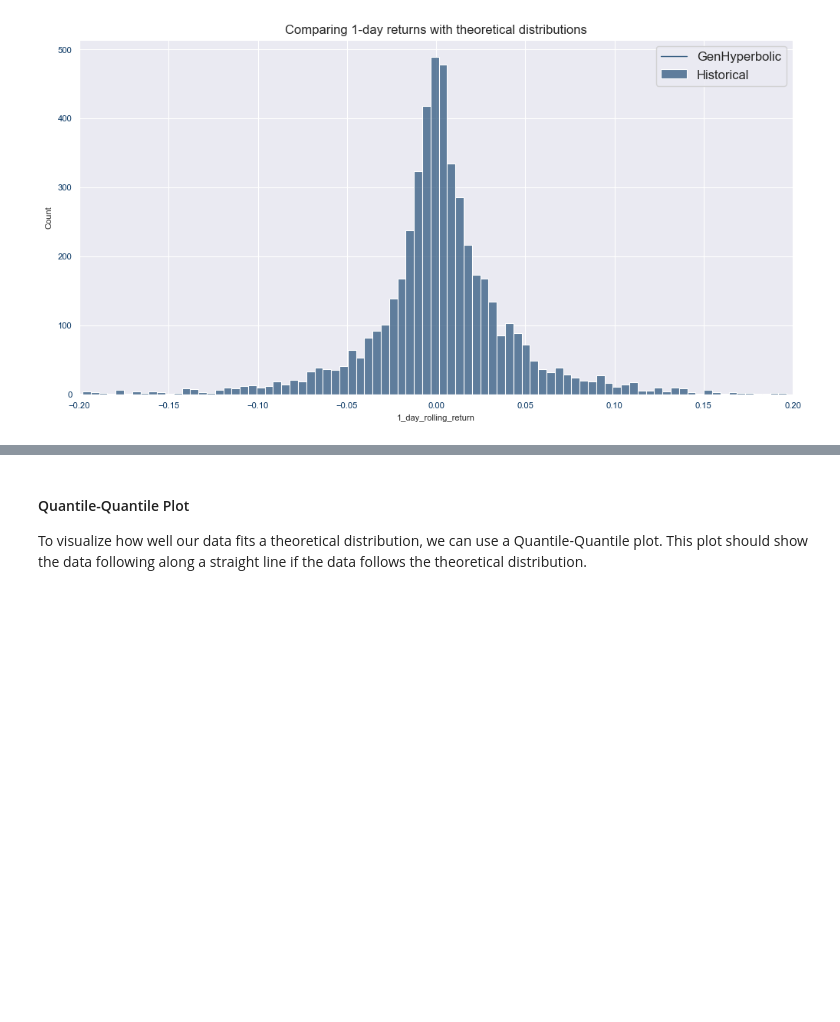
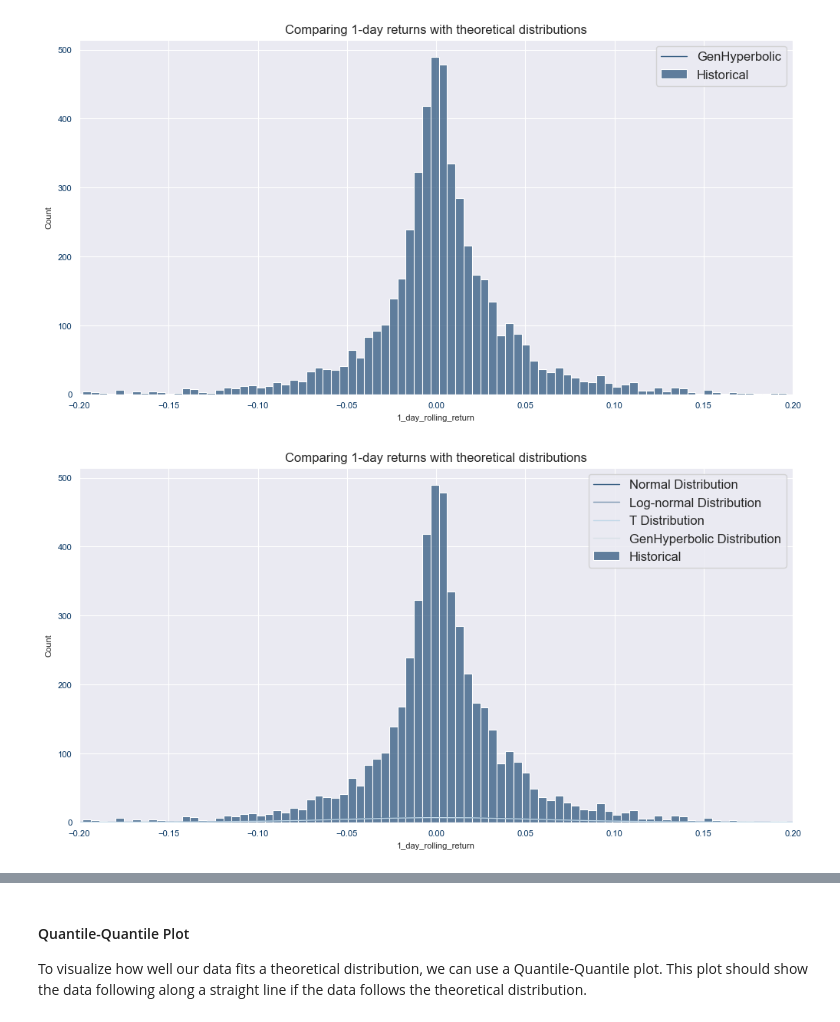
Before and after one commit to notp1ssed/ProjetoFinal-PosGraduacaoEngenhariaFinanceira, a Jupyter notebook: bitcoin_distribution_nakamoto_swan_research.ipynb, the cells around one changed output, grey strips where cells are left out. Cells and saved outputs as stored; diff of their text form; code cells hidden in the pictures; blank space fills up the shorter version.

```diff
--- a/bitcoin_distribution_nakamoto_swan_research.ipynb
+++ b/bitcoin_distribution_nakamoto_swan_research.ipynb
@@ -200,3 +198,42 @@ plt.legend()
 plt.show()
 # %% [output]
 [figure]
+# %%
+import numpy as np
+import scipy.stats as stats
+import seaborn as sns
+import matplotlib.pyplot as plt
+
+# Assume 'df' and 'n' are already defined, containing the data and the window size respectively
+
+# Create a series of data points in the range of our returns
+x = np.linspace(df[f'{n}_day_rolling_return'].min(), df[f'{n}_day_rolling_return'].max(), 100)
+
+# Create the normal distribution for the given mean and standard deviation
+norm_pdf = stats.norm.pdf(x, df[f'{n}_day_rolling_return'].mean(), df[f'{n}_day_rolling_return'].std())
+
+# Create the log-normal distribution
+lognorm_pdf = stats.lognorm.pdf(x, s=df[f'{n}_day_rolling_return'].std(), scale=np.exp(df[f'{n}_day_rolling_return'].mean()))
+
+# Create the t distribution (use df for degrees of freedom, loc for mean, and scale for std)
+t_pdf = stats.t.pdf(x, df=10, loc=df[f'{n}_day_rolling_return'].mean(), scale=df[f'{n}_day_rolling_return'].std())
+
+# Define the shape parameters
+p, a, b = 1, 1, 1  # Example values, adjust as needed
+# Create the generalized hyperbolic distribution PDF
+genhyperbolic_pdf = stats.genhyperbolic.pdf(x, p=p, a=a, b=b, loc=df[f'{n}_day_rolling_return'].mean(), scale=df[f'{n}_day_rolling_return'].std())
+
+
+# Plot all these distributions
+plt.figure(figsize=(12,6))
+plt.xlim(-0.2, 0.2)
+sns.histplot(data=df, x=f'{n}_day_rolling_return', bins=500, label="Historical", kde=False)
+plt.plot(x, norm_pdf, label="Normal Distribution")
+plt.plot(x, lognorm_pdf, label="Log-normal Distribution")
+plt.plot(x, t_pdf, label="T Distribution")
+plt.plot(x, genhyperbolic_pdf, label="GenHyperbolic Distribution")
+plt.title(f"Comparing {n}-day returns with theoretical distributions")
+plt.legend()
+plt.show()
+# %% [output]
+[figure, added]
```
Also changed, not shown: parts of 10 cells of this notebook, 24 other files.
